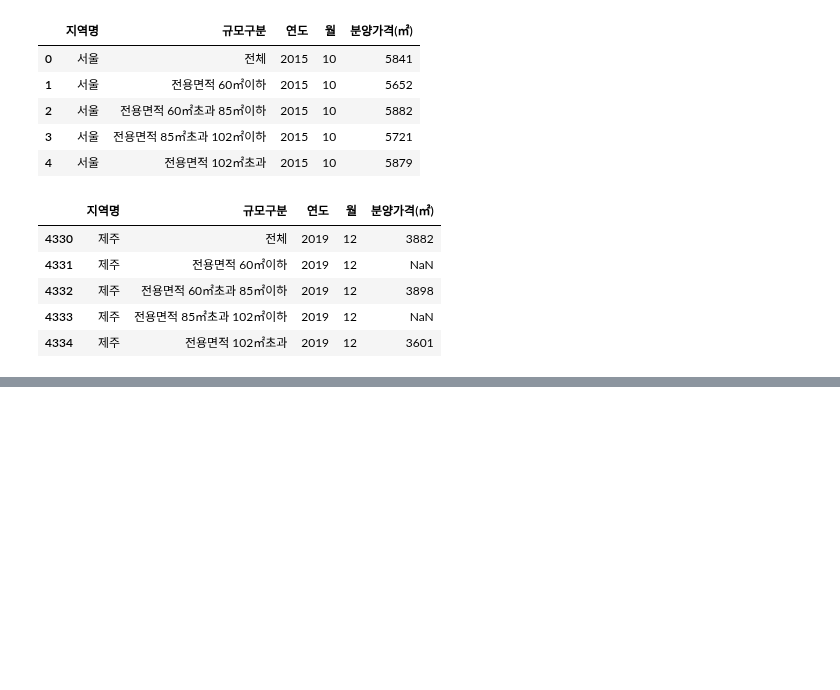
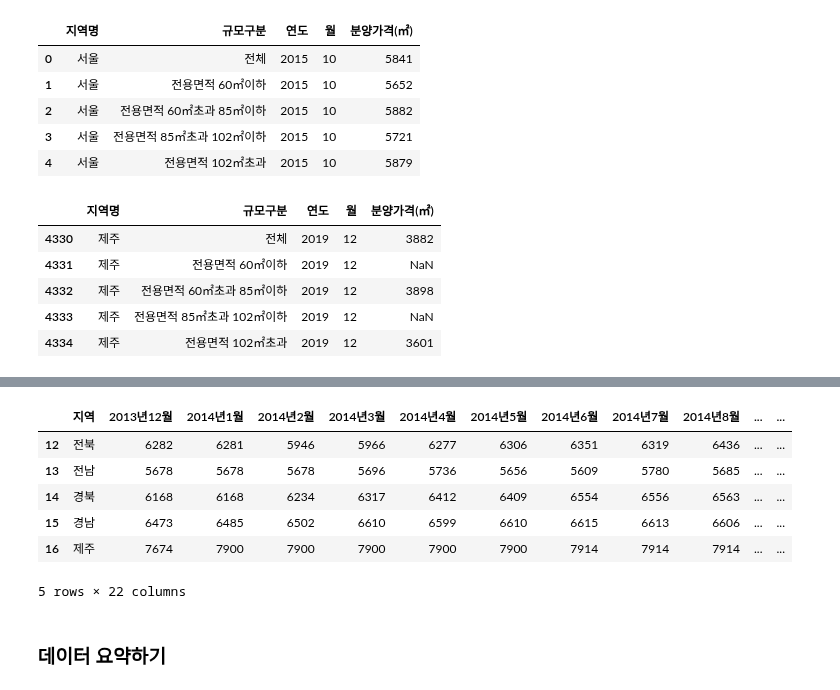
Before and after one commit to neverlish/Learned, a Jupyter notebook: data/inflearn-public-data-python/01-apt-price.ipynb, the cells around one changed output, grey strips where cells are left out. Cells and saved outputs as stored; diff of their text form; code cells hidden in the pictures; blank space fills up the shorter version.

```diff
--- a/data/inflearn-public-data-python/01-apt-price.ipynb
+++ b/data/inflearn-public-data-python/01-apt-price.ipynb
@@ -68,0 +88,12 @@ df_last.tail()
+# %%
+df_first.tail()
+# %% [output]
+|  | 지역 | 2013년12월 | 2014년1월 | 2014년2월 | 2014년3월 | 2014년4월 | 2014년5월 | 2014년6월 | 2014년7월 | 2014년8월 | ... | ... |
+| 12 | 전북 | 6282 | 6281 | 5946 | 5966 | 6277 | 6306 | 6351 | 6319 | 6436 | ... | ... |
+| 13 | 전남 | 5678 | 5678 | 5678 | 5696 | 5736 | 5656 | 5609 | 5780 | 5685 | ... | ... |
+| 14 | 경북 | 6168 | 6168 | 6234 | 6317 | 6412 | 6409 | 6554 | 6556 | 6563 | ... | ... |
+| 15 | 경남 | 6473 | 6485 | 6502 | 6610 | 6599 | 6610 | 6615 | 6613 | 6606 | ... | ... |
+| 16 | 제주 | 7674 | 7900 | 7900 | 7900 | 7900 | 7900 | 7914 | 7914 | 7914 | ... | ... |
+5 rows × 22 columns
+# %% [markdown]
+### 데이터 요약하기
```
Also changed, not shown: parts of 12 cells of this notebook.
